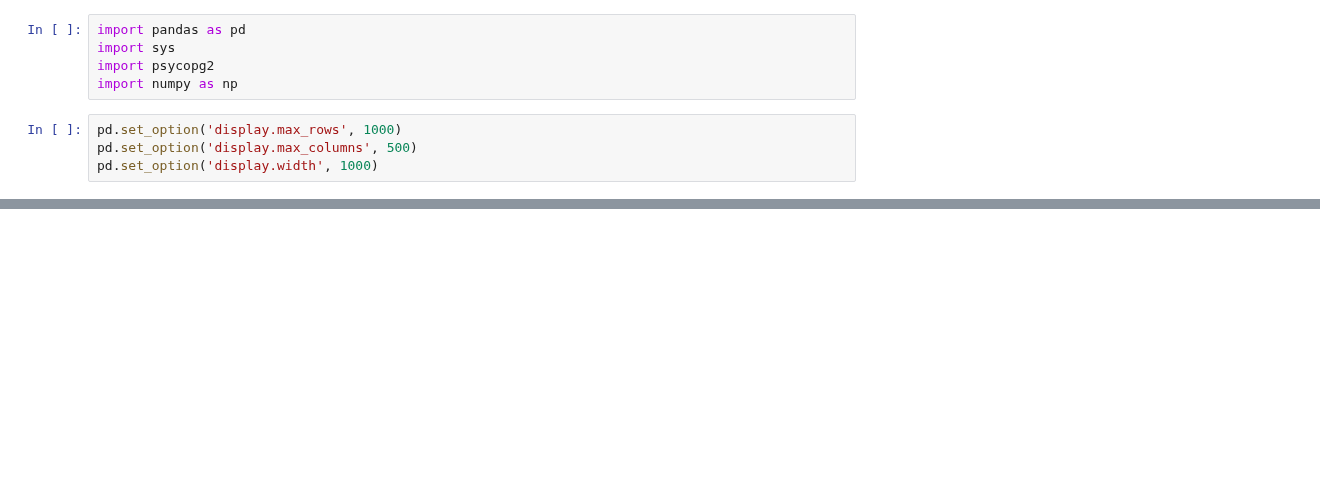
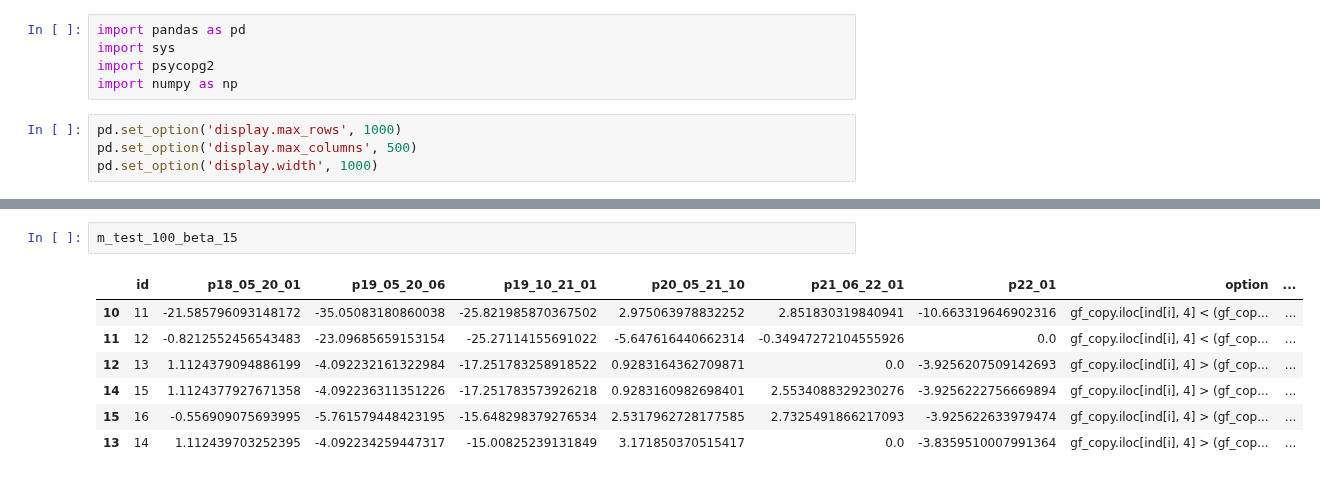
Before and after one commit to ChapnesAl/Tinkoff_Investment, a Jupyter notebook: analyse_str/market_divir/jup_market_div/analyse_sql_table.ipynb, the cells around one changed output, grey strips where cells are left out. Cells and saved outputs as stored; diff of their text form; blank space fills up the shorter version.

```diff
--- a/analyse_str/market_divir/jup_market_div/analyse_sql_table.ipynb
+++ b/analyse_str/market_divir/jup_market_div/analyse_sql_table.ipynb
@@ -143,0 +392,10 @@ array([], dtype=object)
+# %%
+m_test_100_beta_15
+# %% [output]
+|  | id | p18_05_20_01 | p19_05_20_06 | p19_10_21_01 | p20_05_21_10 | p21_06_22_01 | p22_01 | option | ... |
+| 10 | 11 | -21.585796093148172 | -35.05083180860038 | -25.821985870367502 | 2.975063978832252 | 2.851830319840941 | -10.663319646902316 | gf_copy.iloc[ind[i], 4] < (gf_cop... | ... |
+| 11 | 12 | -0.8212552456543483 | -23.09685659153154 | -25.27114155691022 | -5.647616440662314 | -0.34947272104555926 | 0.0 | gf_copy.iloc[ind[i], 4] < (gf_cop... | ... |
+| 12 | 13 | 1.1124379094886199 | -4.092232161322984 | -17.251783258918522 | 0.9283164362709871 | 0.0 | -3.9256207509142693 | gf_copy.iloc[ind[i], 4] > (gf_cop... | ... |
+| 14 | 15 | 1.1124377927671358 | -4.092236311351226 | -17.251783573926218 | 0.9283160982698401 | 2.5534088329230276 | -3.9256222756669894 | gf_copy.iloc[ind[i], 4] > (gf_cop... | ... |
+| 15 | 16 | -0.556909075693995 | -5.761579448423195 | -15.648298379276534 | 2.5317962728177585 | 2.7325491866217093 | -3.925622633979474 | gf_copy.iloc[ind[i], 4] > (gf_cop... | ... |
+| 13 | 14 | 1.112439703252395 | -4.092234259447317 | -15.00825239131849 | 3.171850370515417 | 0.0 | -3.8359510007991364 | gf_copy.iloc[ind[i], 4] > (gf_cop... | ... |
```
Also changed, not shown: parts of 45 cells of this notebook, 18 other files.
